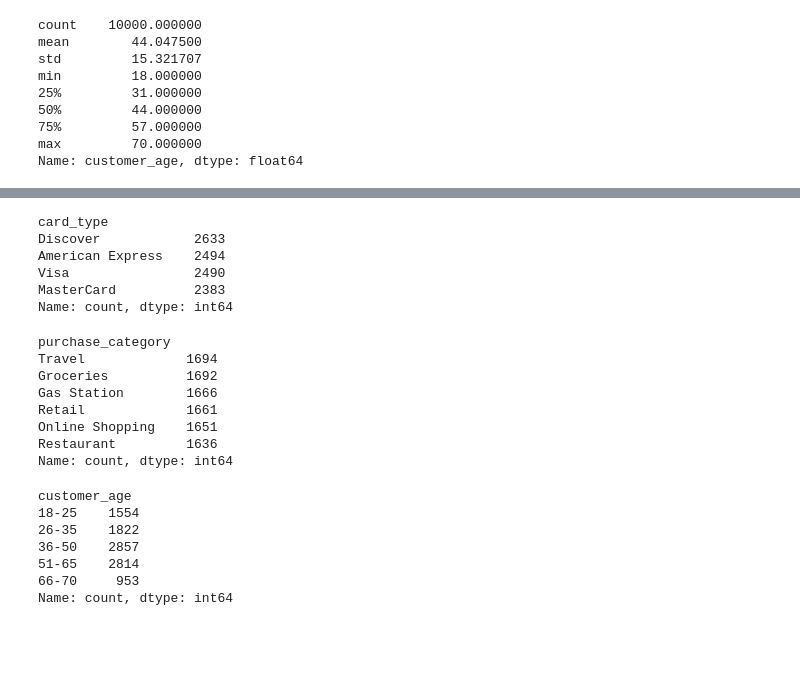
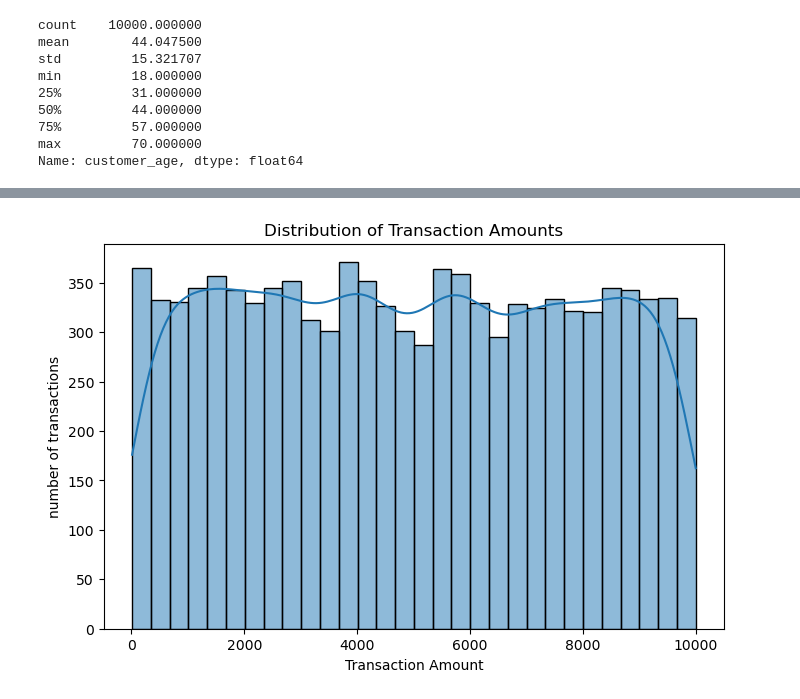
Before and after one commit to lefteristran/Python-Projects-for-Data-Analysis, a Jupyter notebook: fraud_analysis.ipynb, the cells around one changed output, grey strips where cells are left out. Cells and saved outputs as stored; diff of their text form; code cells hidden in the pictures; blank space fills up the shorter version.

```diff
--- a/fraud_analysis.ipynb
+++ b/fraud_analysis.ipynb
@@ -193,30 +161,12 @@ plt.show()
-# %%
-gold_fraud_data['card_type'].value_counts()
-# %% [output]
-card_type
-Discover            2633
-American Express    2494
-Visa                2490
-MasterCard          2383
-Name: count, dtype: int64
-# %%
-gold_fraud_data['purchase_category'].value_counts()
-# %% [output]
-purchase_category
-Travel             1694
-Groceries          1692
-Gas Station        1666
-Retail             1661
-Online Shopping    1651
-Restaurant         1636
-Name: count, dtype: int64
-# %%
-gold_fraud_data['customer_age'].value_counts().sort_index()
-# %% [output]
-customer_age
-18-25    1554
-26-35    1822
-36-50    2857
-51-65    2814
-66-70     953
-Name: count, dtype: int64
+# %%
+#Checking the distribution of transaction amounts.
+plt.figure(figsize=(8,5))
+sns.histplot(gold_fraud_data['amount'], bins=30, kde=True)
+plt.title("Distribution of Transaction Amounts")
+plt.xlabel("Transaction Amount")
+plt.ylabel("number of transactions")
+plt.show()
+
+#No extreme spikes. Transaction amounts almost evenly distributed.
+# %% [output]
+[figure, added]
```
Also changed, not shown: parts of 12 cells of this notebook.
